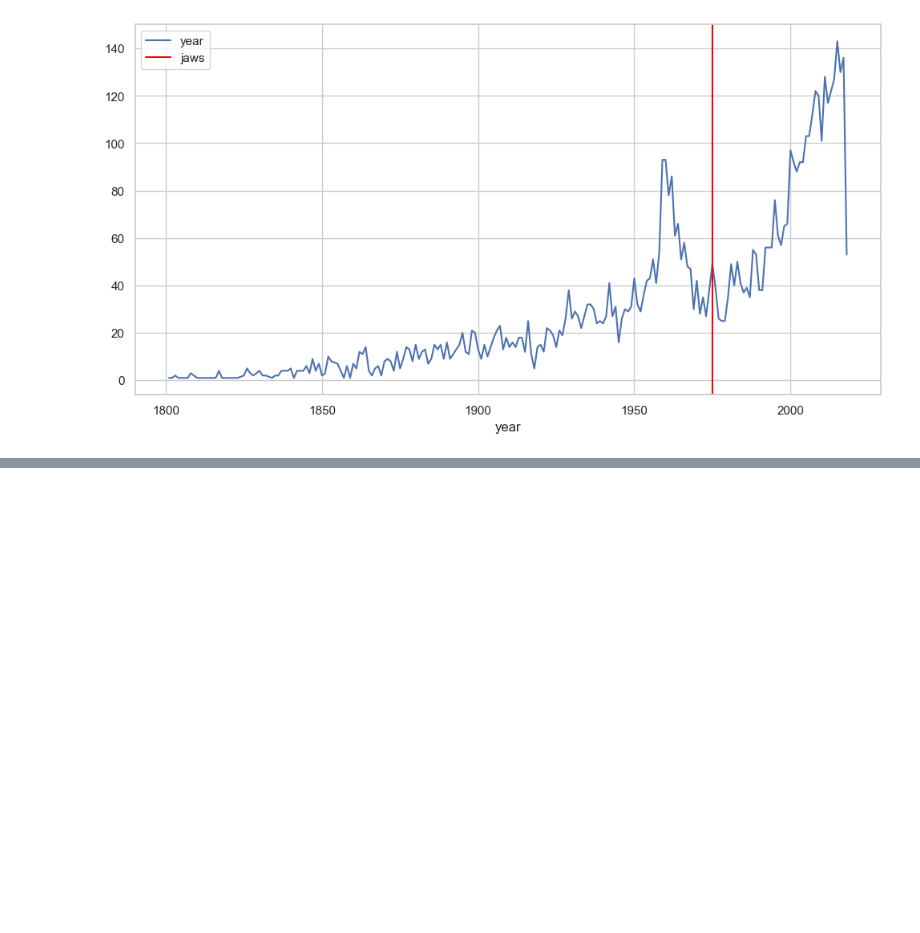
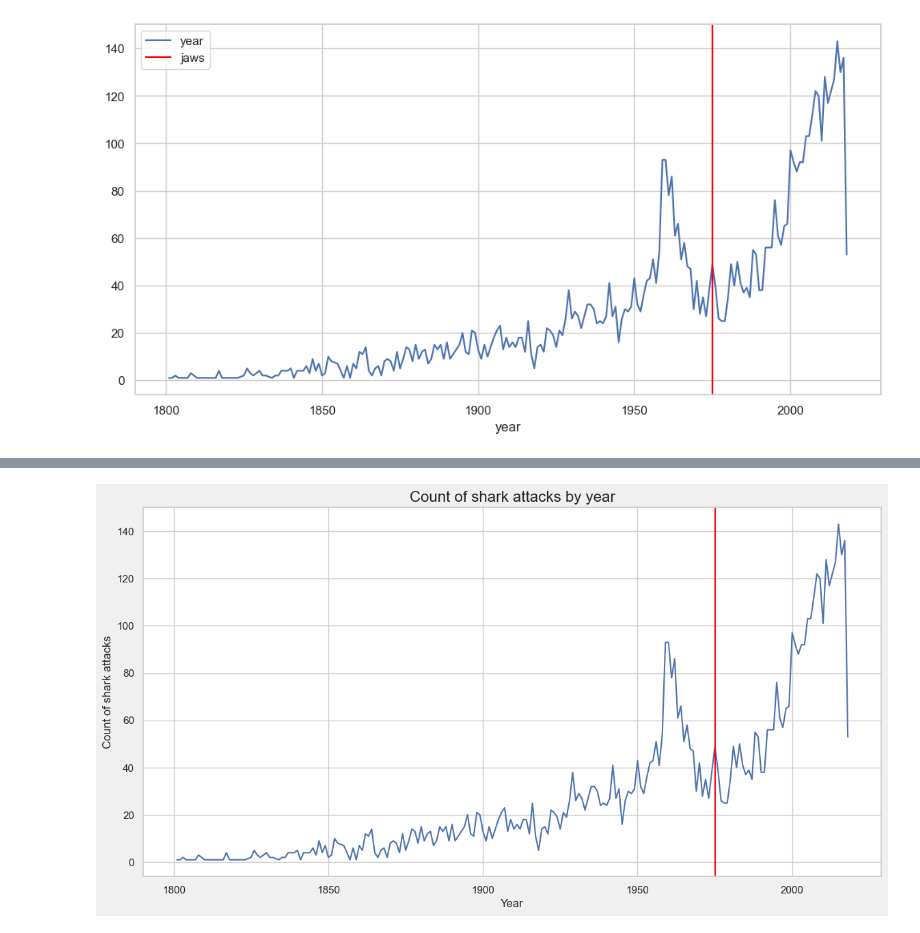
Before and after one commit to laumosa/Project1-Sharks, a Jupyter notebook: exploration.ipynb, the cells around one changed output, grey strips where cells are left out. Saved outputs shown, nothing was run; the diff lists cells and outputs as text; code cells hidden in the pictures; blank space fills up the shorter version.

```diff
--- a/exploration.ipynb
+++ b/exploration.ipynb
@@ -541,0 +559,13 @@ plt.legend();
+# %%
+graf_4 = df_5.groupby(['year'])['year'].count().plot.line().get_figure()
+
+graf_4.set_facecolor('#F0F0F0')
+
+plt.subplots_adjust(left=0, bottom=0, right=0.9, top=0.9)  # Adjust the margin values as needed
+
+plt.xlabel("Year")
+plt.ylabel("Count of shark attacks")
+plt.title("Count of shark attacks by year", fontsize= 16)
+plt.axvline(x=1975, c="red", label = "jaws");
+# %% [output]
+[figure, added]
```
Also changed, not shown: parts of 1 cell of this notebook, 3 other files.
